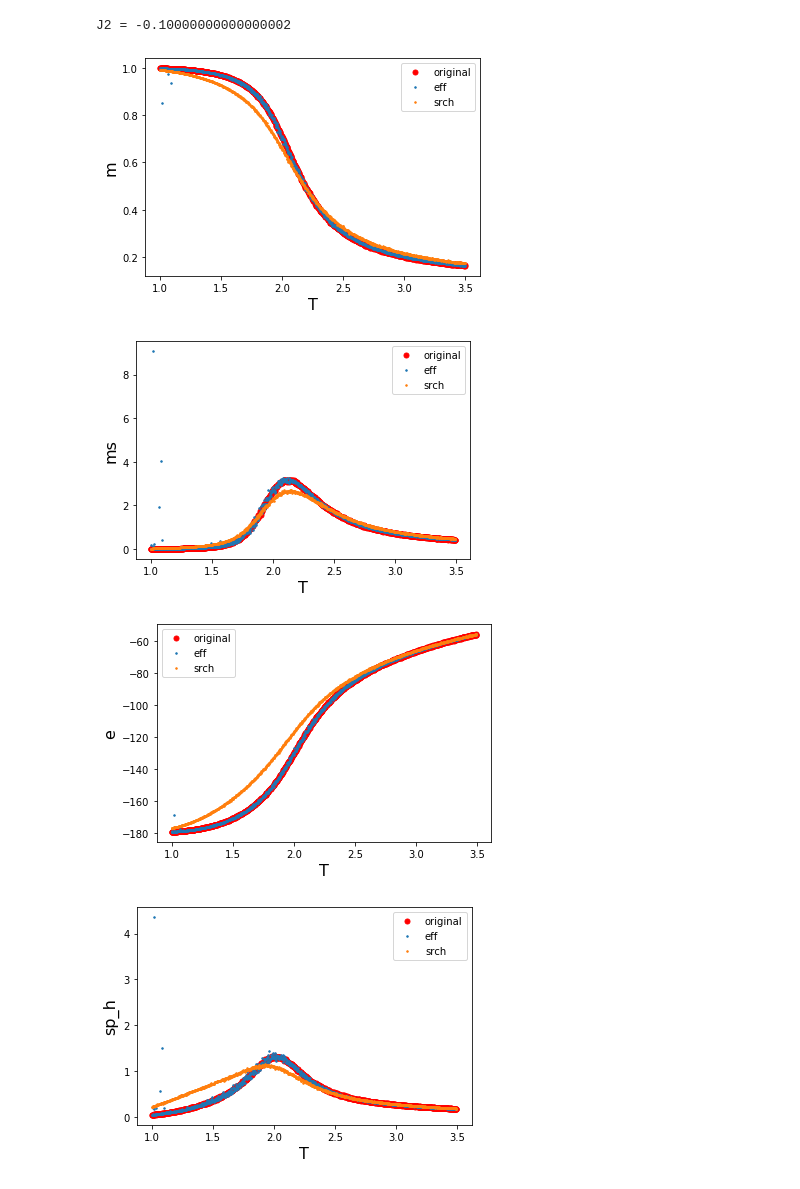
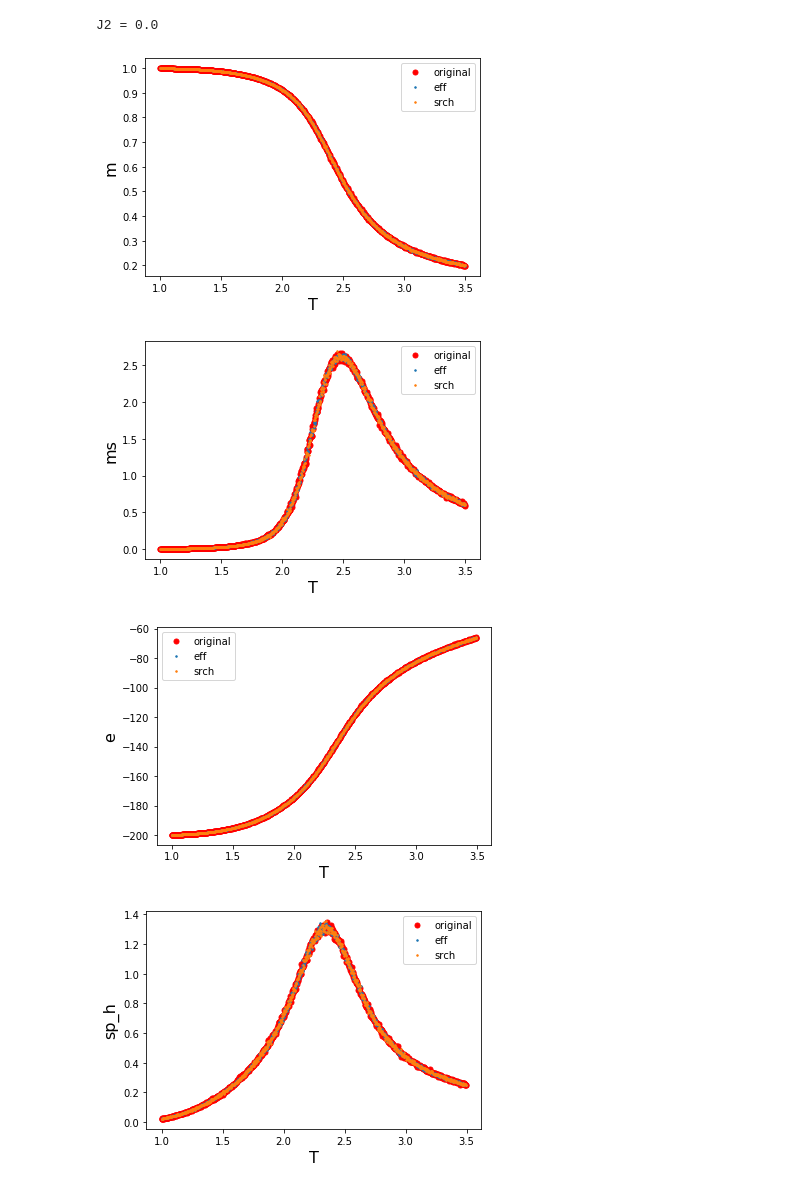
Before and after one commit to aadeliee22/MCMCIsing_SLMC, a Jupyter notebook: python/5th+6th/nnn_cluster_met.ipynb, the cells around one changed output. Cells and saved outputs as stored; diff of their text form; code cells hidden in the pictures.

```diff
--- a/python/5th+6th/nnn_cluster_met.ipynb
+++ b/python/5th+6th/nnn_cluster_met.ipynb
@@ -17,26 +17,26 @@ def plot(c, m):
         plt.show()
 # %%
 # J2: 0.2 ~ -0.2
-J2 = -0.1
+J2 = 0
 
 path = '../txtfiles-6/J2:pm0.2'
 cc = []
 cc.append(pd.read_csv(path + '/cluster_eff_2.txt', sep = ' ', header = 0))
 cc.append(pd.read_csv(path + '/cluster_search_2.txt', sep = ' ', header = 0))
 mm = pd.read_csv(path + '/met_2.txt', sep = ' ', header = 0)
 c = []
 for i in range (len(cc)):
     c.append(cc[i][cc[i].J2==J2])
 m = mm[mm.J2==J2]
 
 print("J2 =", np.average(m.J2))
 plot(c, m)
 # %% [output]
-J2 = -0.10000000000000002
+J2 = 0.0
-[figure, old version]
+[figure, new version]
-[figure, old version]
+[figure, new version]
-[figure, old version]
+[figure, new version]
-[figure, old version]
+[figure, new version]
 # %%
 # J2: 0.1 ~ -0.1  # J3: 0.075 ~ -0.075
 J2 = 0.1
```
Also changed, not shown: 1 other file.
